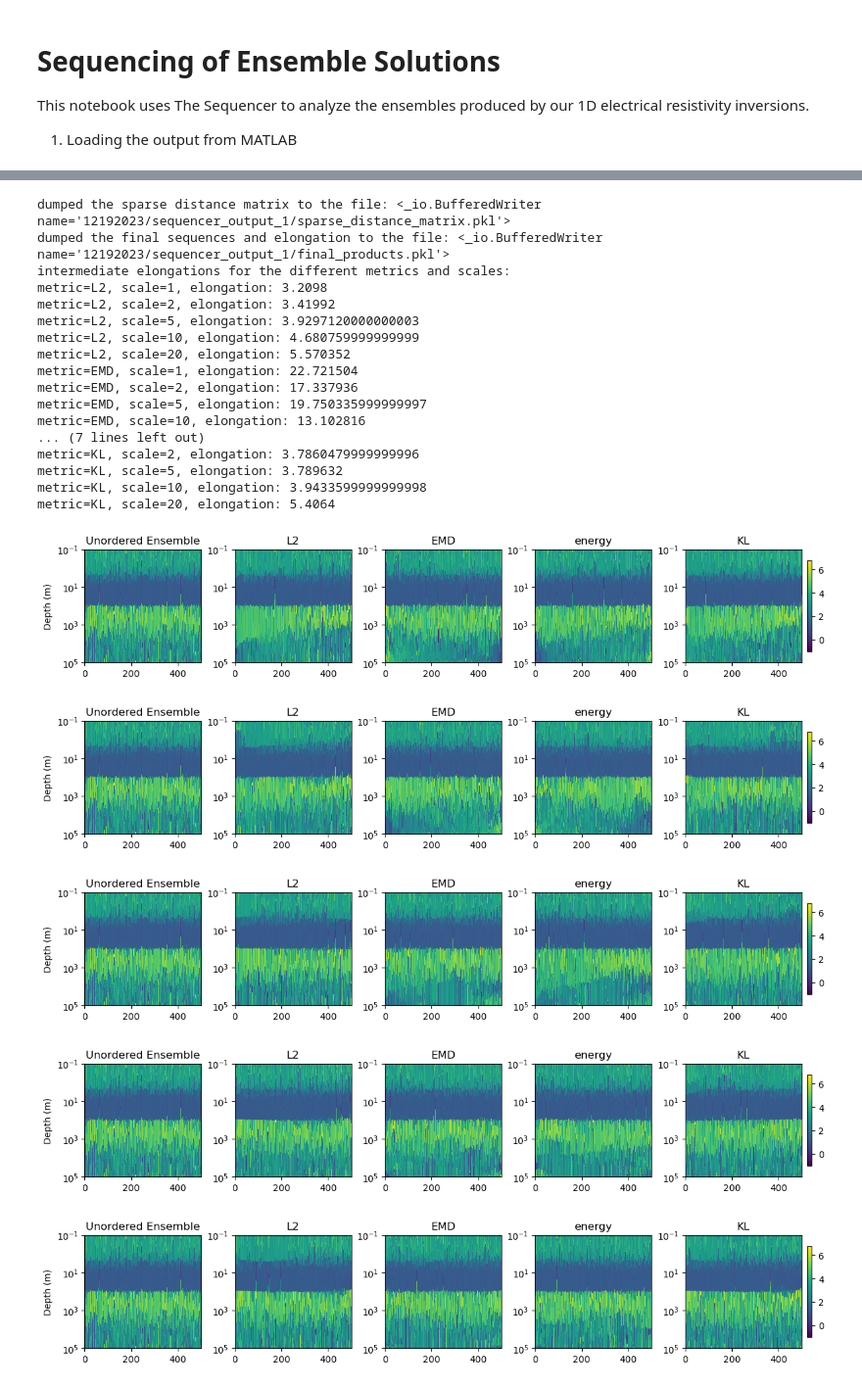
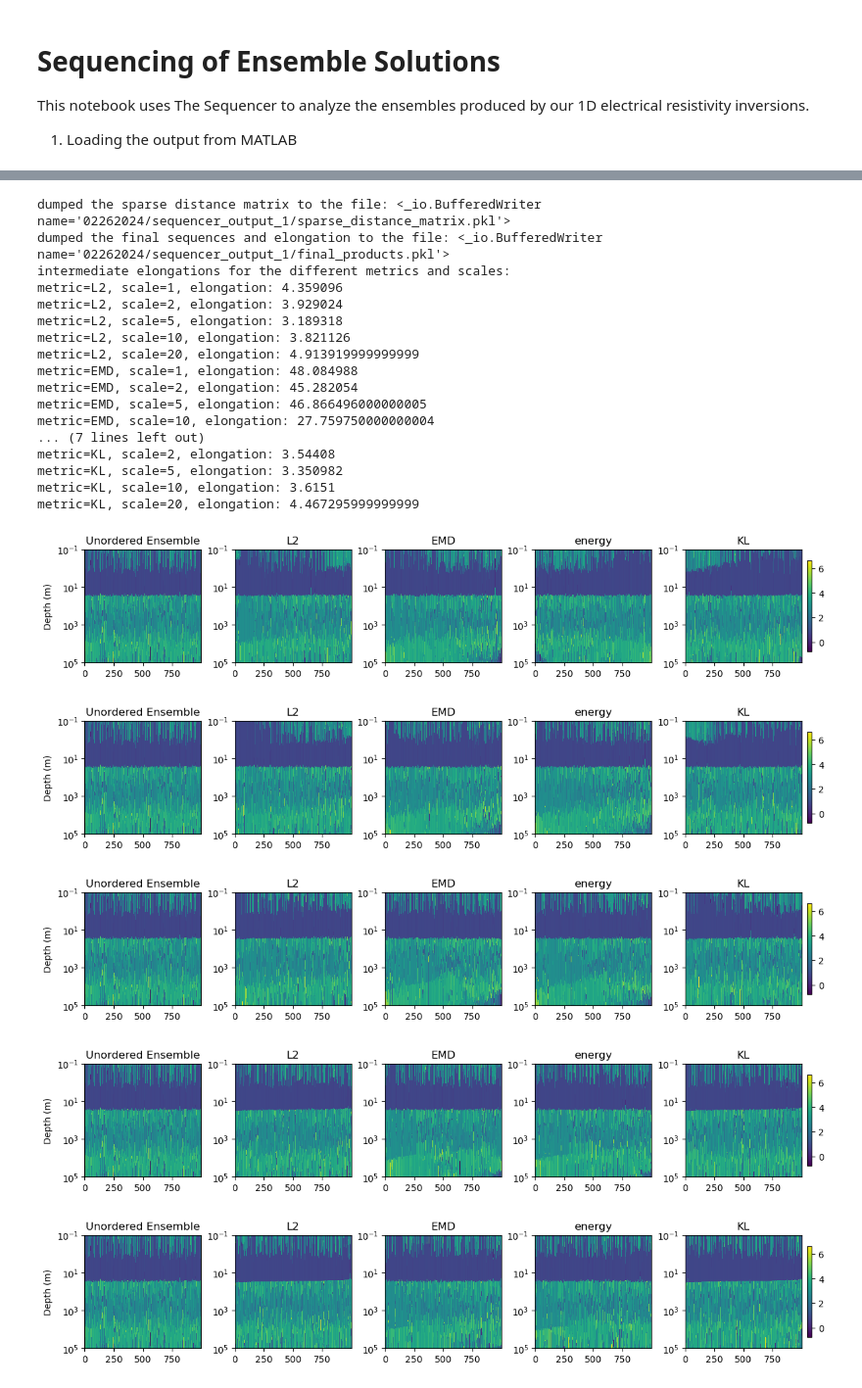
Before and after one commit to maxrudolph/Mills_etal-Ensemble-Analysis, a Jupyter notebook: Sequencing/Sequence_Ensemble_Field.ipynb, the cells around one changed output, grey strips where cells are left out. Shown at 98% size. Drawn from its saved outputs; the diff is of its cells as text; code cells hidden in the pictures.

Commit message:
update renner sequencing and plotting

```diff
--- a/Sequencing/Sequence_Ensemble_Field.ipynb
+++ b/Sequencing/Sequence_Ensemble_Field.ipynb
@@ -10,10 +10,10 @@ from scipy.io import loadmat
 import h5py
 # %%
 # define the files for each model run
-n_keep = 500 # 12500
+n_keep = 1000 # 12500
 offset = 0 # number that gets added to all log-rho values because EMD cannot deal with negative numbers
 
-# date = "12192023"
+date = "02262024"
 
 
 
@@ -35,6 +35,10 @@ offset = 0 # number that gets added to all log-rho values because EMD cannot dea
 analysis_file_base = "../Ensembles_01202024/Analysis_Constable1984__hierarchical-1_rhoPrior-2_"
 ensemble_file_base = "../Ensembles_01202024/Ensemble_Constable1984__hierarchical-1_rhoPrior-2_"
 
+analysis_file_base = "../Analysis_Constable1984_Renner__hierarchical-1_rhoPrior-2_1_22-Feb-2024"
+ensemble_file_base = "../Ensemble_Constable1984_Renner__hierarchical-1_rhoPrior-2_1_22-Feb-2024"
+
+
 
 def load_analysis(filename):
     with h5py.File(filename, 'r') as file:
@@ -82,8 +84,8 @@ except:
 for noise_level in noise_levels:
     #     analysis_file = "../Ensembles_09132021/Analysis3LayerA_" + noise_level + ".mat"
     #     ensemble_file = "../Ensembles_09132021/Ensemble_3LayerA_" + noise_level + ".mat"
-    analysis_file = analysis_file_base + noise_level + ".mat"
-    ensemble_file = ensemble_file_base + noise_level + ".mat"
+    analysis_file = analysis_file_base + ".mat"
+    ensemble_file = ensemble_file_base + ".mat"
     # load the ensemble:
     print("now on ensemble "+ensemble_file)
     x, z, log_rho, residuals ,ewre2n = load_analysis(analysis_file)
@@ -123,8 +142,8 @@ all_keep_idx = np.load(date + "/keep_indices.npy")
 noise_levels = ["1"]
 
 for noise_level,keep_idx in zip(noise_levels,all_keep_idx):
-    analysis_file = analysis_file_base + noise_level + ".mat"
-    ensemble_file = ensemble_file_base + noise_level + ".mat"
+    analysis_file = analysis_file_base + ".mat"
+    ensemble_file = ensemble_file_base + ".mat"
     #analysis_file = "../Ensembles_09132021/Analysis3LayerA_" + noise_level + ".mat"
     #ensemble_file = "../Ensembles_09132021/Ensemble_3LayerA_" + noise_level + ".mat"
     # load the ensemble:
@@ -164,7 +183,7 @@ for noise_level,keep_idx in zip(noise_levels,all_keep_idx):
 
     vmin = np.min(log_rho_samples)
     vmax = np.max(log_rho_samples)
-    vmin = -1
+#     vmin = -1
     #vmax = 6
 
     import matplotlib.gridspec as gridspec
@@ -232,25 +251,25 @@ dumped the full weighted distance matrix to the file: 12192023/sequencer_output_
-dumped the sparse distance matrix to the file: <_io.BufferedWriter name='12192023/sequencer_output_1/sparse_distance_matrix.pkl'>
-dumped the final sequences and elongation to the file: <_io.BufferedWriter name='12192023/sequencer_output_1/final_products.pkl'>
+dumped the sparse distance matrix to the file: <_io.BufferedWriter name='02262024/sequencer_output_1/sparse_distance_matrix.pkl'>
+dumped the final sequences and elongation to the file: <_io.BufferedWriter name='02262024/sequencer_output_1/final_products.pkl'>
 intermediate elongations for the different metrics and scales:
-metric=L2, scale=1, elongation: 3.2098
-metric=L2, scale=2, elongation: 3.41992
-metric=L2, scale=5, elongation: 3.9297120000000003
-metric=L2, scale=10, elongation: 4.680759999999999
-metric=L2, scale=20, elongation: 5.570352
-metric=EMD, scale=1, elongation: 22.721504
-metric=EMD, scale=2, elongation: 17.337936
-metric=EMD, scale=5, elongation: 19.750335999999997
-metric=EMD, scale=10, elongation: 13.102816
+metric=L2, scale=1, elongation: 4.359096
+metric=L2, scale=2, elongation: 3.929024
+metric=L2, scale=5, elongation: 3.189318
+metric=L2, scale=10, elongation: 3.821126
+metric=L2, scale=20, elongation: 4.913919999999999
+metric=EMD, scale=1, elongation: 48.084988
+metric=EMD, scale=2, elongation: 45.282054
+metric=EMD, scale=5, elongation: 46.866496000000005
+metric=EMD, scale=10, elongation: 27.759750000000004
 ... (7 lines left out)
-metric=KL, scale=2, elongation: 3.7860479999999996
-metric=KL, scale=5, elongation: 3.789632
-metric=KL, scale=10, elongation: 3.9433599999999998
-metric=KL, scale=20, elongation: 5.4064
+metric=KL, scale=2, elongation: 3.54408
+metric=KL, scale=5, elongation: 3.350982
+metric=KL, scale=10, elongation: 3.6151
+metric=KL, scale=20, elongation: 4.467295999999999
-[figure, old version]
+[figure, new version]
-[figure, old version]
+[figure, new version]
-[figure, old version]
+[figure, new version]
-[figure, old version]
+[figure, new version]
-[figure, old version]
+[figure, new version]
 # %%
 ewre_keep = ewre2n[keep_idx]
 residual_keep = residuals[keep_idx,:]
```
Also changed, not shown: parts of 7 cells of this notebook, 3 other files.
